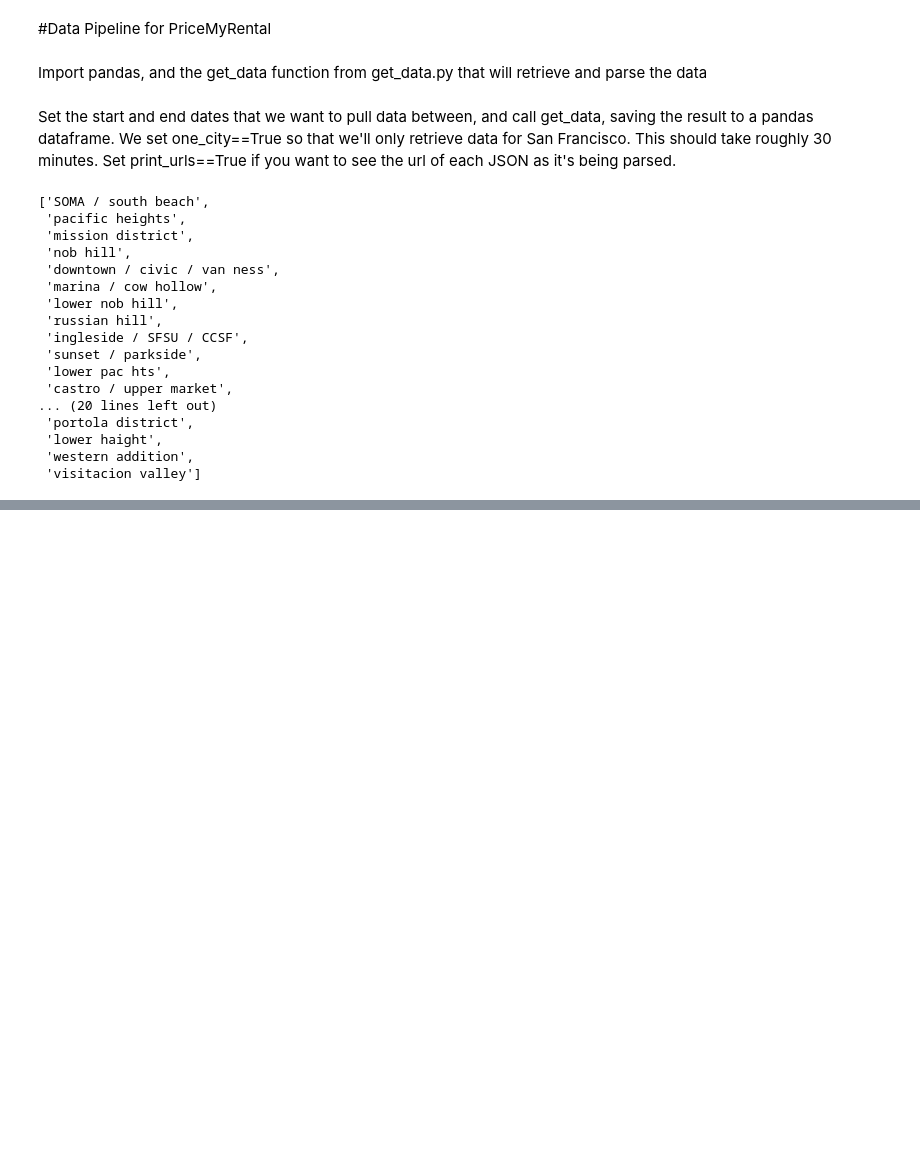
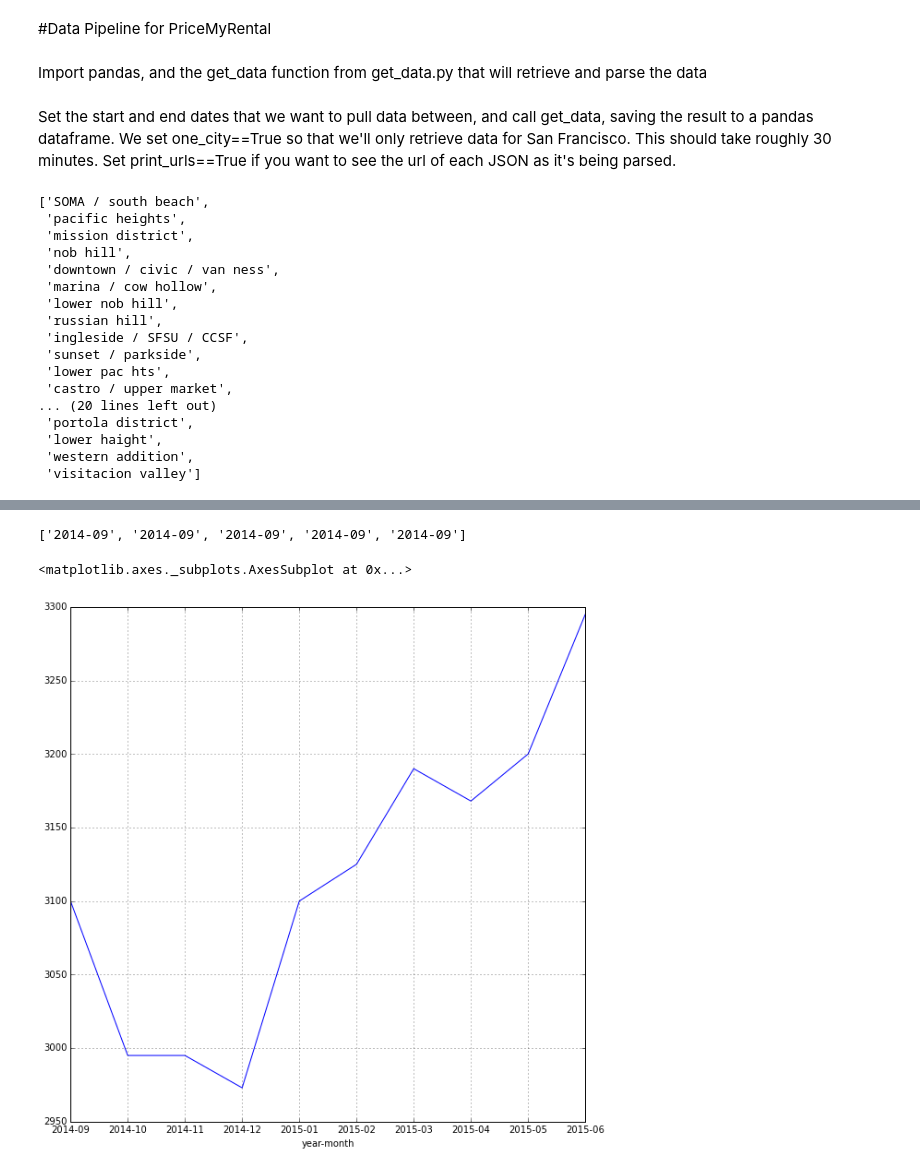
Before and after one commit to jonoleson/PriceMyRental, a Jupyter notebook: rental_data_eda.ipynb, the cells around one changed output, grey strips where cells are left out. Drawn from its saved outputs; the diff is of its cells as text; code cells hidden in the pictures; blank space fills up the shorter version.

```diff
--- a/rental_data_eda.ipynb
+++ b/rental_data_eda.ipynb
@@ -167,0 +190,2 @@ sf_deduped.join(df_grouped[['price']], rsuffix='_1bdavg')
+# %%
+sfdf = sfdf.reset_index()
@@ -167,0 +225,17 @@ sf_deduped.join(df_grouped[['price']], rsuffix='_1bdavg')
+# %%
+month_starts = [x[:7] for x in sfdf['date']]
+month_starts[:5]
+# %% [output]
+['2014-09', '2014-09', '2014-09', '2014-09', '2014-09']
+# %%
+sfdf.pop('month')
+sfdf['year-month'] = month_starts
+# %%
+df_copy = sfdf.copy()
+df_grouped_median = df_copy[(df_copy['beds']==1)].groupby('year-month').median()
+# %%
+plt.figure(figsize=(10,10))
+df_grouped_median['price'].plot()
+# %% [output]
+<matplotlib.axes._subplots.AxesSubplot at 0x...>
+[figure, added]
```
Also changed, not shown: parts of 34 cells of this notebook, 5 other files.
